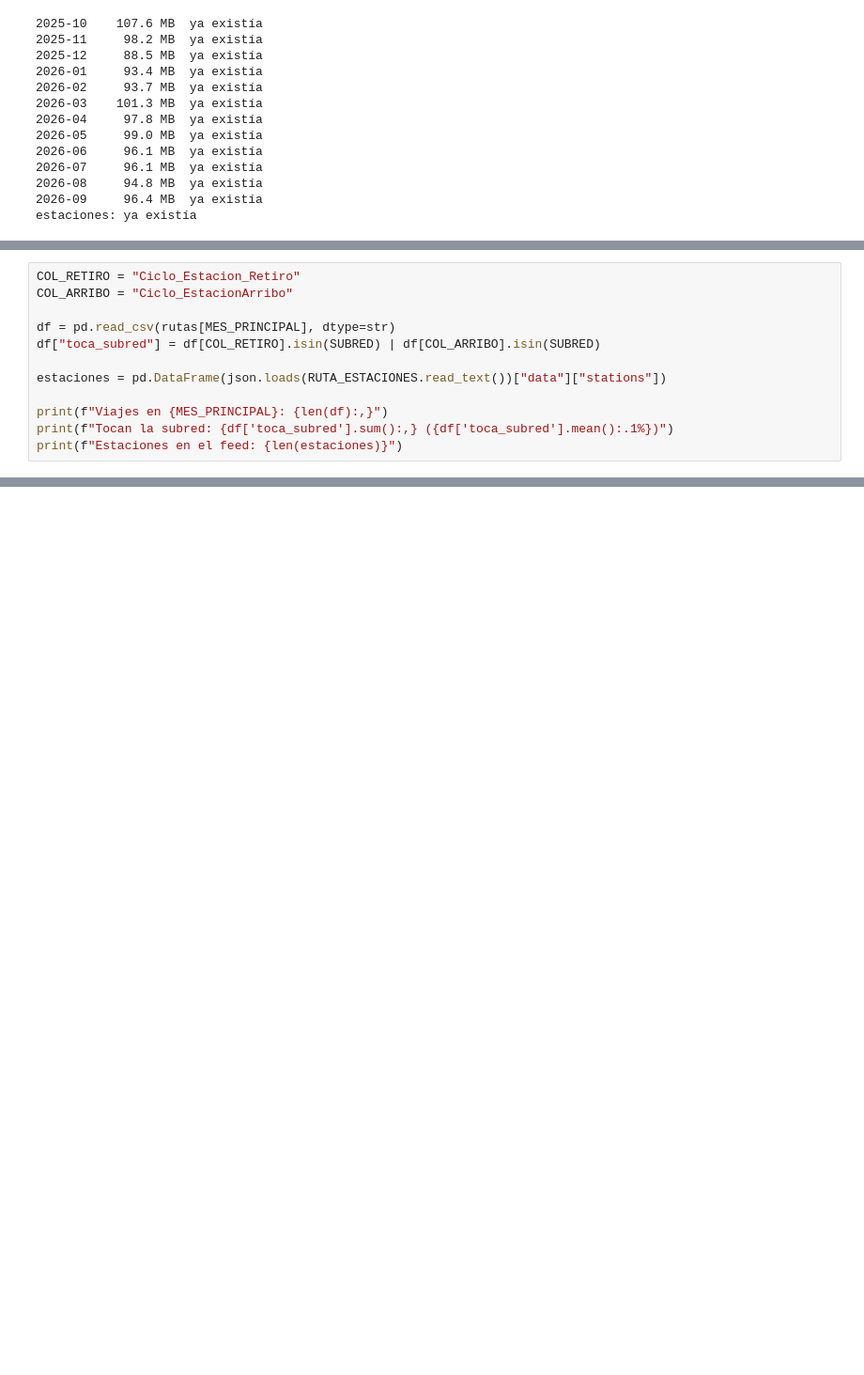
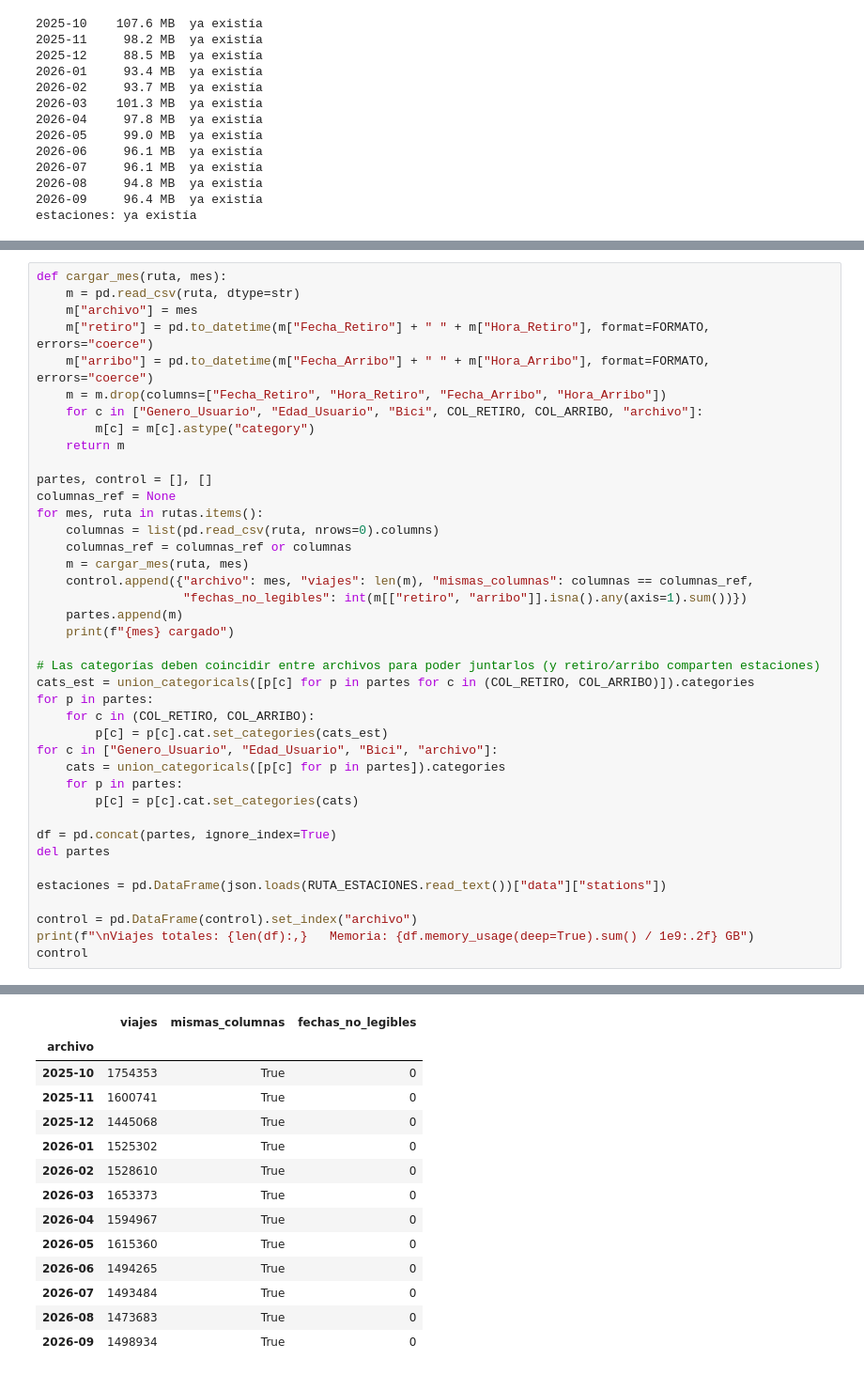
Before and after one commit to roquemorales22u/ECOBICI---STOCHASTIC---OPTIMIZATION, a Jupyter notebook: data_cleaning.ipynb, the cells around one changed output, grey strips where cells are left out. Shown at 94% size. Drawn from its saved outputs; the diff is of its cells as text; blank space fills up the shorter version.

```diff
--- a/data_cleaning.ipynb
+++ b/data_cleaning.ipynb
@@ -102,13 +111,41 @@ La subred se marca con la columna booleana `toca_subred` (el retiro o el arribo
 # %%
-COL_RETIRO = "Ciclo_Estacion_Retiro"
-COL_ARRIBO = "Ciclo_EstacionArribo"
+def cargar_mes(ruta, mes):
+    m = pd.read_csv(ruta, dtype=str)
+    m["archivo"] = mes
+    m["retiro"] = pd.to_datetime(m["Fecha_Retiro"] + " " + m["Hora_Retiro"], format=FORMATO, errors="coerce")
+    m["arribo"] = pd.to_datetime(m["Fecha_Arribo"] + " " + m["Hora_Arribo"], format=FORMATO, errors="coerce")
+    m = m.drop(columns=["Fecha_Retiro", "Hora_Retiro", "Fecha_Arribo", "Hora_Arribo"])
+    for c in ["Genero_Usuario", "Edad_Usuario", "Bici", COL_RETIRO, COL_ARRIBO, "archivo"]:
+        m[c] = m[c].astype("category")
+    return m
 
-df = pd.read_csv(rutas[MES_PRINCIPAL], dtype=str)
-df["toca_subred"] = df[COL_RETIRO].isin(SUBRED) | df[COL_ARRIBO].isin(SUBRED)
+partes, control = [], []
+columnas_ref = None
+for mes, ruta in rutas.items():
+    columnas = list(pd.read_csv(ruta, nrows=0).columns)
+    columnas_ref = columnas_ref or columnas
+    m = cargar_mes(ruta, mes)
+    control.append({"archivo": mes, "viajes": len(m), "mismas_columnas": columnas == columnas_ref,
+                    "fechas_no_legibles": int(m[["retiro", "arribo"]].isna().any(axis=1).sum())})
+    partes.append(m)
+    print(f"{mes} cargado")
+
+# Las categorías deben coincidir entre archivos para poder juntarlos (y retiro/arribo comparten estaciones)
+cats_est = union_categoricals([p[c] for p in partes for c in (COL_RETIRO, COL_ARRIBO)]).categories
+for p in partes:
+    for c in (COL_RETIRO, COL_ARRIBO):
+        p[c] = p[c].cat.set_categories(cats_est)
+for c in ["Genero_Usuario", "Edad_Usuario", "Bici", "archivo"]:
+    cats = union_categoricals([p[c] for p in partes]).categories
+    for p in partes:
+        p[c] = p[c].cat.set_categories(cats)
+
+df = pd.concat(partes, ignore_index=True)
+del partes
 
 estaciones = pd.DataFrame(json.loads(RUTA_ESTACIONES.read_text())["data"]["stations"])
 
-print(f"Viajes en {MES_PRINCIPAL}: {len(df):,}")
-print(f"Tocan la subred: {df['toca_subred'].sum():,} ({df['toca_subred'].mean():.1%})")
-print(f"Estaciones en el feed: {len(estaciones)}")
+control = pd.DataFrame(control).set_index("archivo")
+print(f"\nViajes totales: {len(df):,}   Memoria: {df.memory_usage(deep=True).sum() / 1e9:.2f} GB")
+control
 # %% [output]
@@ -118,3 +166,17 @@ Estaciones en el feed: 677
+|  | viajes | mismas_columnas | fechas_no_legibles |
+| archivo |  |  |  |
+| 2025-10 | 1754353 | True | 0 |
+| 2025-11 | 1600741 | True | 0 |
+| 2025-12 | 1445068 | True | 0 |
+| 2026-01 | 1525302 | True | 0 |
+| 2026-02 | 1528610 | True | 0 |
+| 2026-03 | 1653373 | True | 0 |
+| 2026-04 | 1594967 | True | 0 |
+| 2026-05 | 1615360 | True | 0 |
+| 2026-06 | 1494265 | True | 0 |
+| 2026-07 | 1493484 | True | 0 |
+| 2026-08 | 1473683 | True | 0 |
+| 2026-09 | 1498934 | True | 0 |
 # %% [markdown]
 ## 4. Vistazo a los datos crudos
 
```
Also changed, not shown: parts of 19 cells of this notebook, 1 other file.
